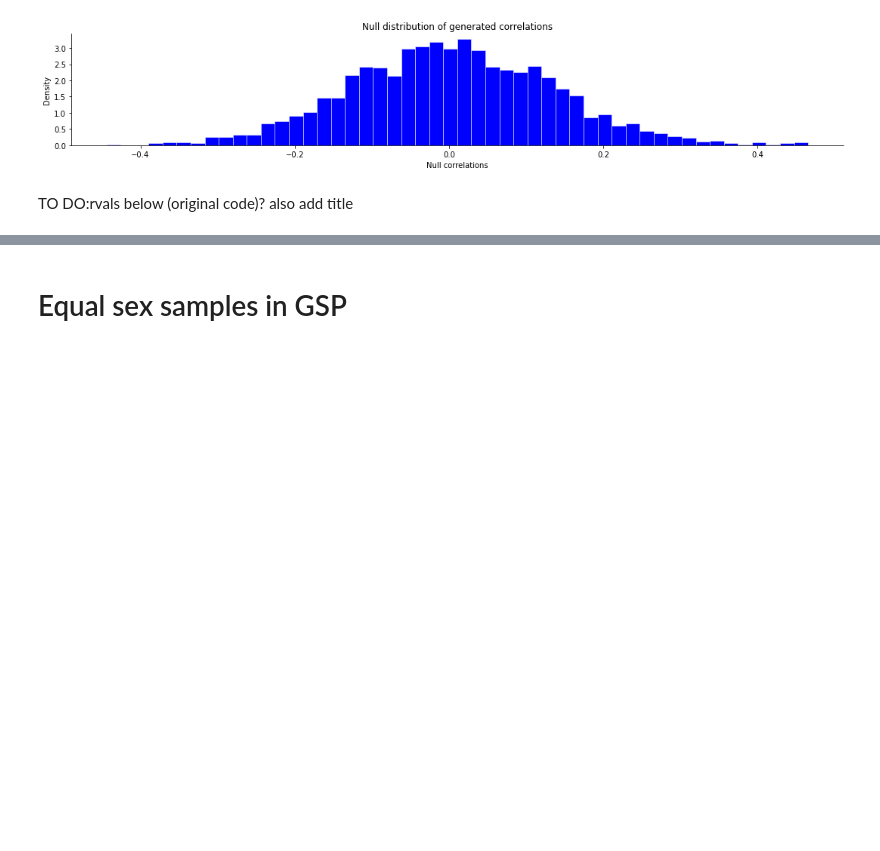
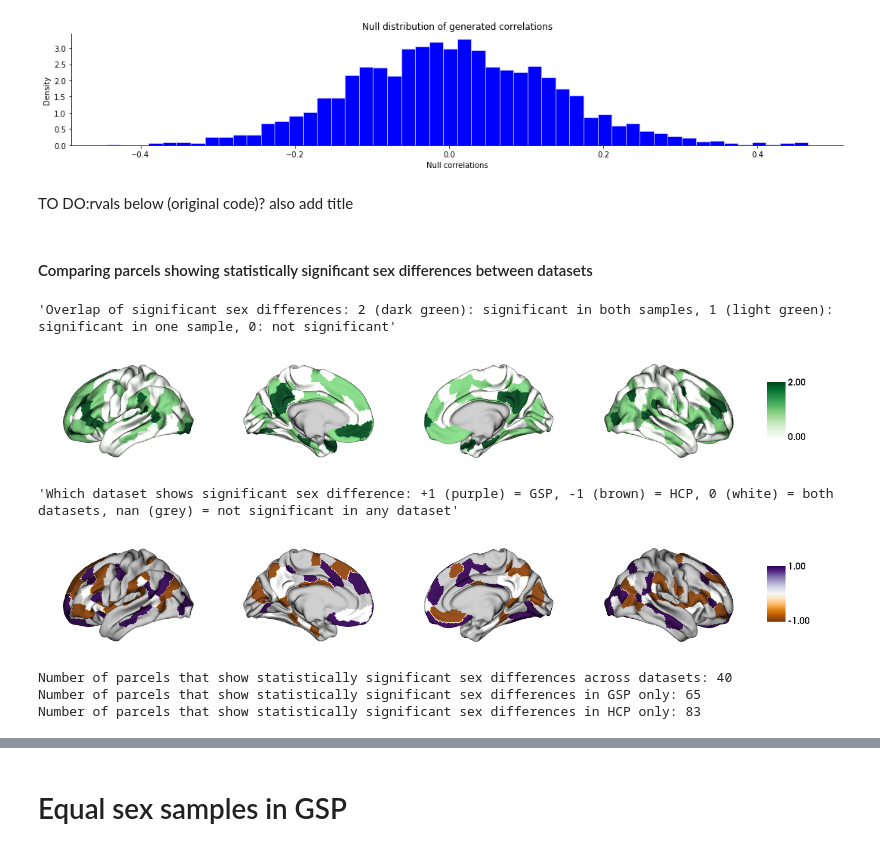
Before and after one commit to biancaserio/sex_diff_gradients, a Jupyter notebook: scripts/sex_classification_fc_gradients_gsp_hcp.ipynb, the cells around one changed output, grey strips where cells are left out. Cells and saved outputs as stored; diff of their text form; code cells hidden in the pictures; blank space fills up the shorter version.

Commit message:
new plots for comparing GSP and HCP statistically significant parcels

```diff
--- a/scripts/sex_classification_fc_gradients_gsp_hcp.ipynb
+++ b/scripts/sex_classification_fc_gradients_gsp_hcp.ipynb
@@ -568,3 +575,5 @@ for k, (fn, dd) in enumerate(p_and_d.items()):
 
 fig.tight_layout()
 plt.show()
+# %% [markdown]
+#### Comparing parcels showing statistically significant sex differences between datasets
@@ -570,0 +646,43 @@ plt.show()
+# %%
+q_vals_sig_overlap = []  # significant sex differences (per parcel): 2 = in both datasets, 1 = in one dataset only, 0 = not significant in any dataset
+GSP_v_HCP_sig = []  # which dataset shows significant sex difference (per parcel): +1 = GSP, -1 = HCP, 0 = both datasets, nan = not significant in any dataset
+
+for i in range (len(GSP_slm_G2.q_val_sex)):
+
+    count_sig = 0
+    gsp_v_hcp = 0
+    not_sig_at_all = True
+
+    if GSP_slm_G2.q_val_sex[i] <= 0.05:
+        count_sig += 1
+        gsp_v_hcp += 1
+        not_sig_at_all = False
+
+    if HCP_slm_G1.q_val_sex[i] <= 0.05:
+        count_sig += 1
+        gsp_v_hcp -= 1
+        not_sig_at_all = False
+
+    if not_sig_at_all:
+        q_vals_sig_overlap.append(float(count_sig))  # if no significant we want to save as 0
+        GSP_v_HCP_sig.append(float('nan'))  # if no significant we want to save as nan (will be grey in plot hemispheres display)
+
+    else:
+        q_vals_sig_overlap.append(float(count_sig))
+        GSP_v_HCP_sig.append(float(gsp_v_hcp))
+# %%
+plots_to_display = plot_sig_overlap(q_vals_sig_overlap, GSP_v_HCP_sig)
+display(*plots_to_display)
+# %% [output]
+'Overlap of significant sex differences: 2 (dark green): significant in both samples, 1 (light green): significant in one sample, 0: not significant'
+[figure, added]
+'Which dataset shows significant sex difference: +1 (purple) = GSP, -1 (brown) = HCP, 0 (white) = both datasets, nan (grey) = not significant in any dataset'
+[figure, added]
+# %%
+print(f"Number of parcels that show statistically significant sex differences across datasets: {q_vals_sig_overlap.count(2)}")
+print(f"Number of parcels that show statistically significant sex differences in GSP only: {GSP_v_HCP_sig.count(1)}")
+print(f"Number of parcels that show statistically significant sex differences in HCP only: {GSP_v_HCP_sig.count(-1)}")
+# %% [output]
+Number of parcels that show statistically significant sex differences across datasets: 40
+Number of parcels that show statistically significant sex differences in GSP only: 65
+Number of parcels that show statistically significant sex differences in HCP only: 83
```
Also changed, not shown: parts of 22 cells of this notebook.
